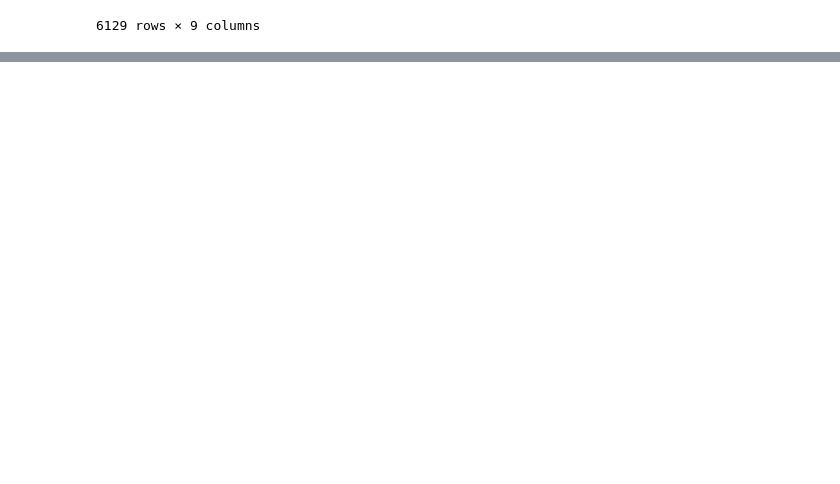
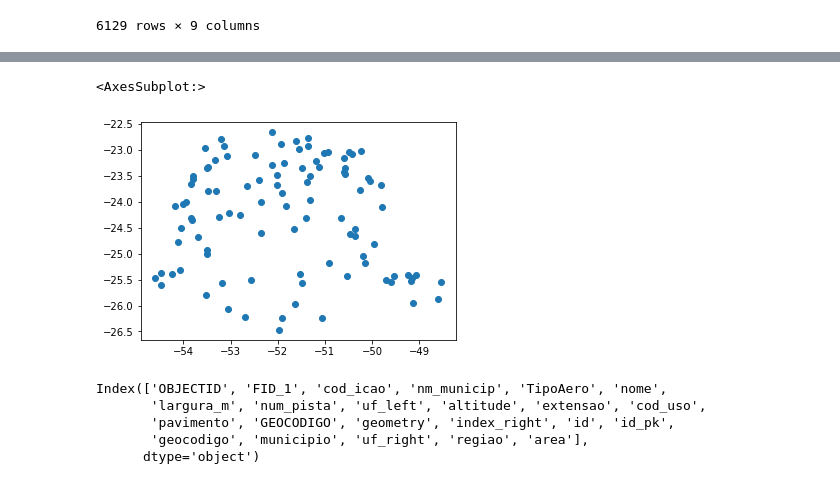
Before and after one commit to wasp-lahis/geopandas-s, a Jupyter notebook: Geopandas-Intro.ipynb, the cells around one changed output, grey strips where cells are left out. Drawn from its saved outputs; the diff is of its cells as text; code cells hidden in the pictures; blank space fills up the shorter version.

```diff
--- a/Geopandas-Intro.ipynb
+++ b/Geopandas-Intro.ipynb
@@ -196,0 +279,7 @@ data
+# %%
+# WITHIN
+
+# retorna aeroportos que estão dentro/contidos do Paraná
+# retorna as colunas de ambos os datasets
+aeroportos_pr = gpd.sjoin(aeroportos, municipios_pr, op='within')
+aeroportos_pr.head()
@@ -196,0 +294,14 @@ data
+# %%
+# plot aeroportos em PR
+aeroportos_pr.plot()
+# %% [output]
+<AxesSubplot:>
+[figure, added]
+# %%
+aeroportos_pr.columns
+# %% [output]
+Index(['OBJECTID', 'FID_1', 'cod_icao', 'nm_municip', 'TipoAero', 'nome',
+       'largura_m', 'num_pista', 'uf_left', 'altitude', 'extensao', 'cod_uso',
+       'pavimento', 'GEOCODIGO', 'geometry', 'index_right', 'id', 'id_pk',
+       'geocodigo', 'municipio', 'uf_right', 'regiao', 'area'],
+      dtype='object')
```
Also changed, not shown: parts of 19 cells of this notebook, 1 other file.
